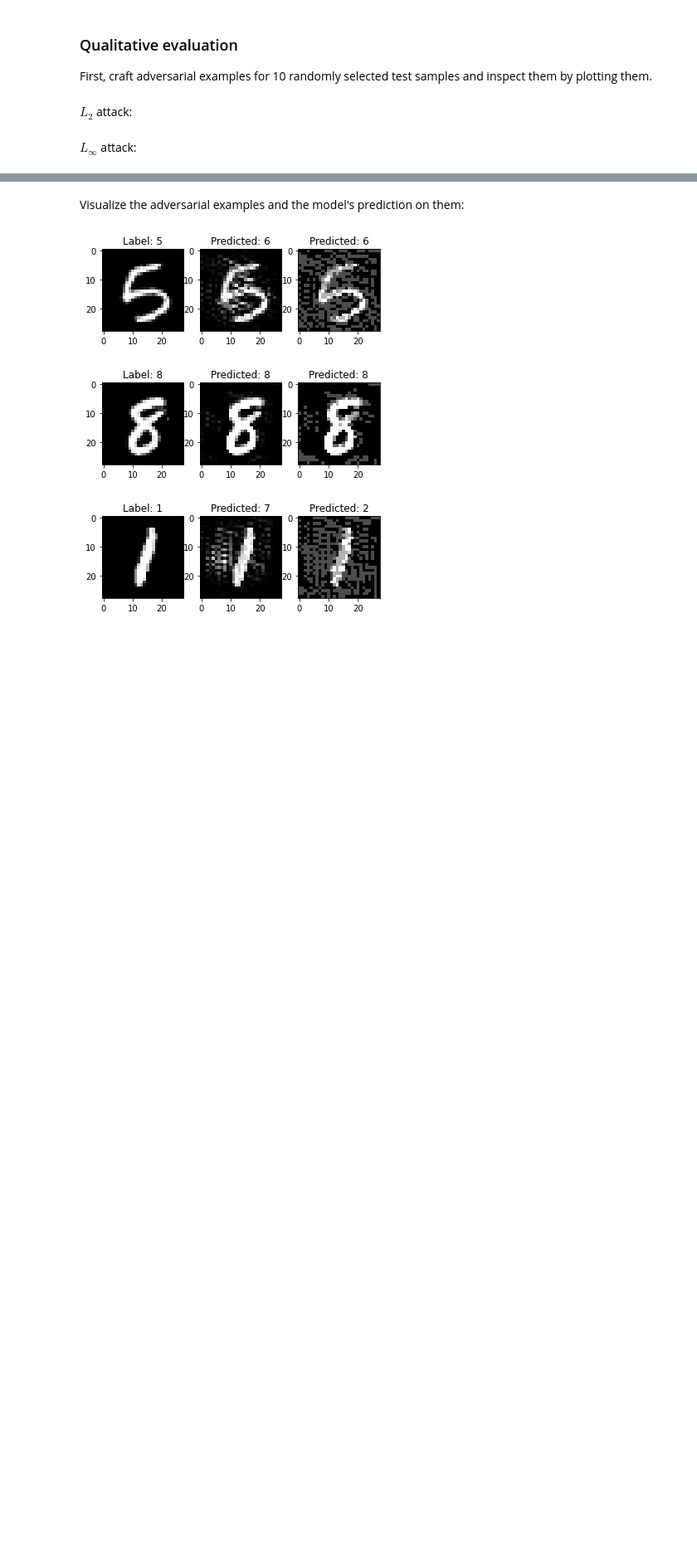
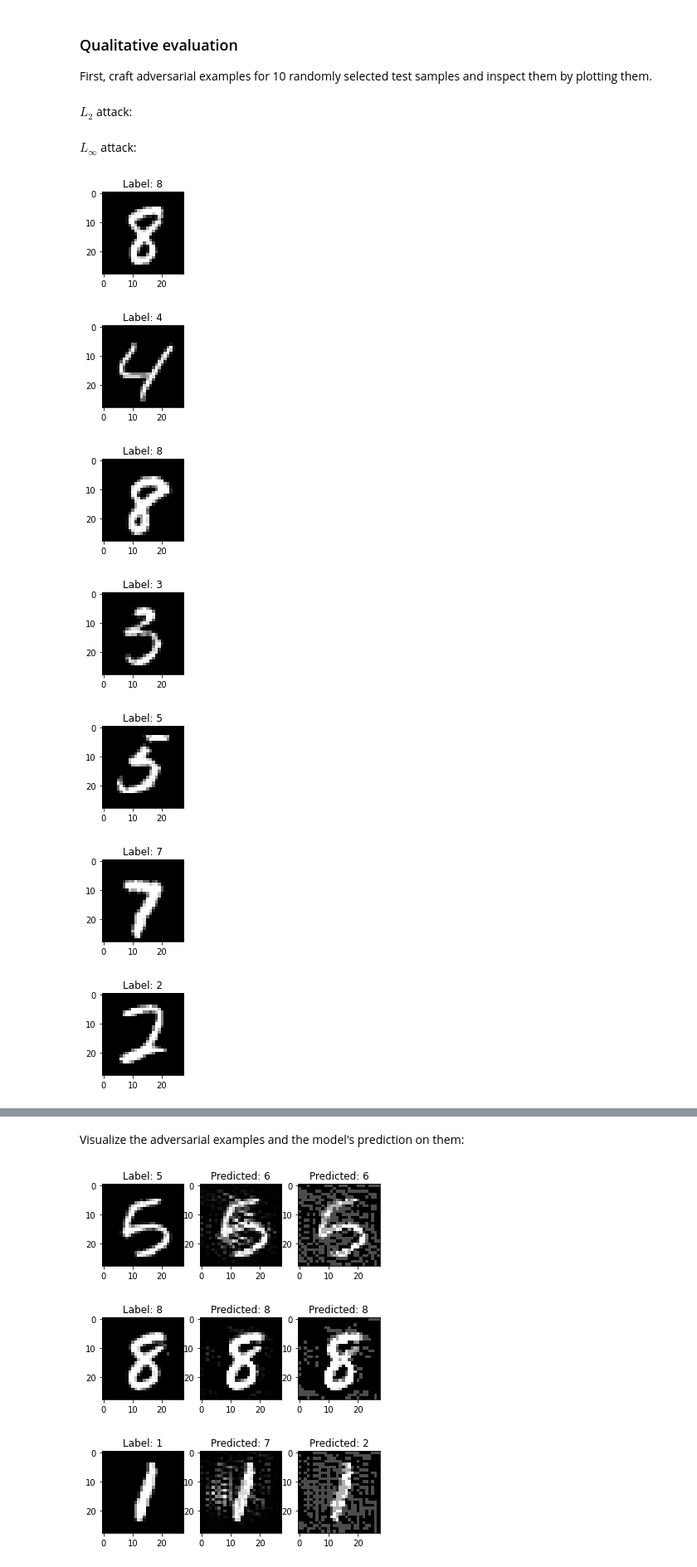
Before and after one commit to ga68siv/ml-sequential-data, a Jupyter notebook: Robustness/part_1_training.ipynb, the cells around one changed output, grey strips where cells are left out. Shown: that part at 83% size. Saved outputs shown, nothing was run; the diff lists cells and outputs as text; code cells hidden in the pictures; blank space fills up the shorter version.

```diff
--- a/Robustness/part_1_training.ipynb
+++ b/Robustness/part_1_training.ipynb
@@ -148,7 +130,8 @@ test_loader = DataLoader(mnist_testset, batch_size = 10, shuffle=True)
 x,y = next(iter(test_loader))
 ##########################################################
 # YOUR CODE HERE
-...
+
+
 ##########################################################
 # %% [markdown]
 $L_\infty$ attack:
@@ -159,0 +183,15 @@ $L_\infty$ attack:
+# %%
+len(x)
+for ix in range(len(x)):
+    plt.subplot(131)
+    plt.imshow(x[ix,0].detach().cpu(), cmap="gray")
+    plt.title(f"Label: {y[ix]}")
+    plt.show()
+# %% [output]
+[figure, added]
+[figure, added]
+[figure, added]
+[figure, added]
+[figure, added]
+[figure, added]
+[figure, added]
```
Also changed, not shown: parts of 7 cells of this notebook, 2 other files.
